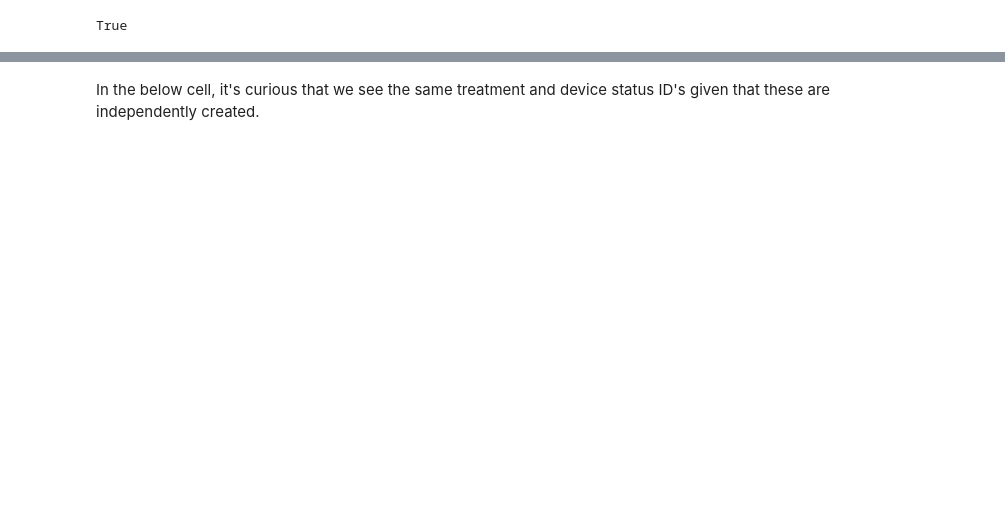
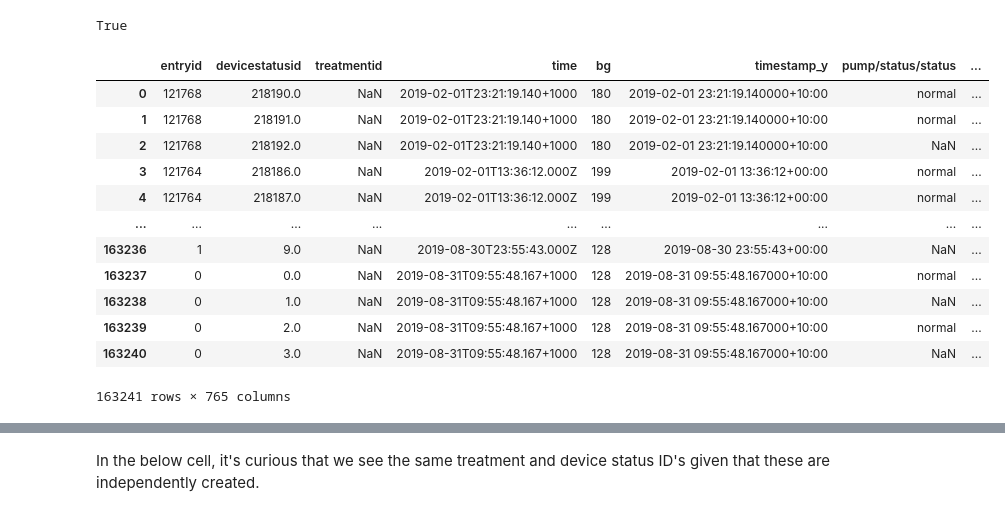
Before and after one commit to Spencer-Weston/BGPredict, a Jupyter notebook: Notebooks/AggregateNightScoutStatistics.ipynb, the cells around one changed output, grey strips where cells are left out. Saved outputs shown, nothing was run; the diff lists cells and outputs as text; code cells hidden in the pictures; blank space fills up the shorter version.

Commit message:
Various join fixes in AggregateNightScoutStatistics to work with variations across subjects

```diff
--- a/Notebooks/AggregateNightScoutStatistics.ipynb
+++ b/Notebooks/AggregateNightScoutStatistics.ipynb
@@ -58,0 +74,8 @@ except ValueError:
+# %%
+df = pd.read_csv(file, header=None, low_memory=False)
+df.columns = ['time', 'bg']
+print(df.shape)
+df.head()
+df = df.loc[df.bg!=" null", :]
+print(df.shape)
+df.head()
@@ -250,7 +281,7 @@ class Subject:
         if self.entries_df is not None:
             return self.entries_df
         else:
-            self.entries_dfs = [pd.read_csv(file, low_memory=False).reset_index(drop=True) for file in self.entries_files]
+            self.entries_dfs = [pd.read_csv(file, low_memory=False, header=None).reset_index(drop=True) for file in self.entries_files]
             return self.entries_df
 
     def check_equivalence(self, treatment_df=None, check_unique=False):
@@ -534,6 +646,6 @@ class Subject:
 # %%
 # subject = [s for s in subject_dirs if s.subject_id=="00221634"][0]
-subject = subject_dirs[5]
+subject = subject_dirs[1]
 sub = Subject(subject.subject_id, subject.path, subject.treatments, subject.devicestatus, subject.entries)
 print(sub.subject_id)
 # %% [output]
@@ -552,4 +657,20 @@ treatment_df.reset_index().index.is_unique
 # %% [output]
 True
 # %%
-test= sub.temporal_join()
+test = sub.get_join_table()
+# %%
+test
+# %% [output]
+|  | entryid | devicestatusid | treatmentid | time | bg | timestamp_y | pump/status/status | ... |
+| 0 | 121768 | 218190.0 | NaN | 2019-02-01T23:21:19.140+1000 | 180 | 2019-02-01 23:21:19.140000+10:00 | normal | ... |
+| 1 | 121768 | 218191.0 | NaN | 2019-02-01T23:21:19.140+1000 | 180 | 2019-02-01 23:21:19.140000+10:00 | normal | ... |
+| 2 | 121768 | 218192.0 | NaN | 2019-02-01T23:21:19.140+1000 | 180 | 2019-02-01 23:21:19.140000+10:00 | NaN | ... |
+| 3 | 121764 | 218186.0 | NaN | 2019-02-01T13:36:12.000Z | 199 | 2019-02-01 13:36:12+00:00 | normal | ... |
+| 4 | 121764 | 218187.0 | NaN | 2019-02-01T13:36:12.000Z | 199 | 2019-02-01 13:36:12+00:00 | normal | ... |
+| ... | ... | ... | ... | ... | ... | ... | ... | ... |
+| 163236 | 1 | 9.0 | NaN | 2019-08-30T23:55:43.000Z | 128 | 2019-08-30 23:55:43+00:00 | NaN | ... |
+| 163237 | 0 | 0.0 | NaN | 2019-08-31T09:55:48.167+1000 | 128 | 2019-08-31 09:55:48.167000+10:00 | normal | ... |
+| 163238 | 0 | 1.0 | NaN | 2019-08-31T09:55:48.167+1000 | 128 | 2019-08-31 09:55:48.167000+10:00 | NaN | ... |
+| 163239 | 0 | 2.0 | NaN | 2019-08-31T09:55:48.167+1000 | 128 | 2019-08-31 09:55:48.167000+10:00 | normal | ... |
+| 163240 | 0 | 3.0 | NaN | 2019-08-31T09:55:48.167+1000 | 128 | 2019-08-31 09:55:48.167000+10:00 | NaN | ... |
+163241 rows × 765 columns
```
Also changed, not shown: parts of 24 cells of this notebook.
